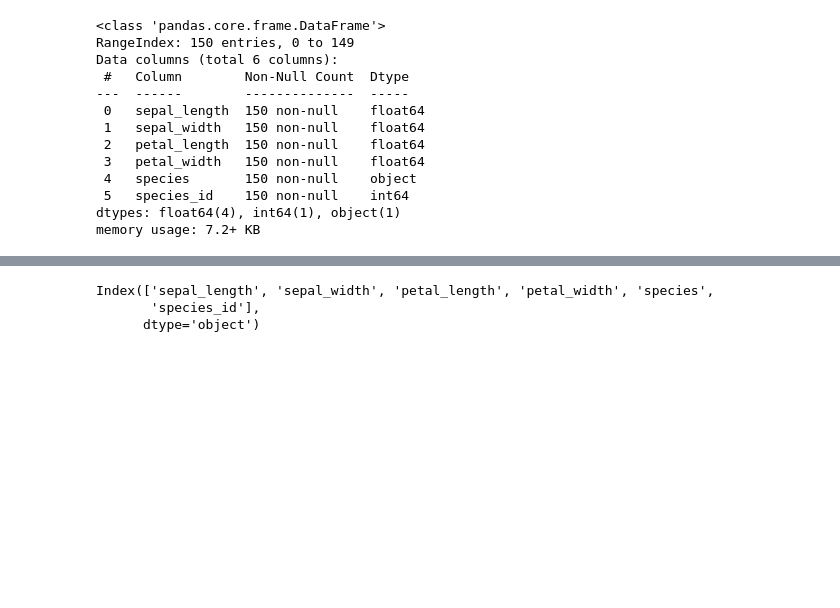
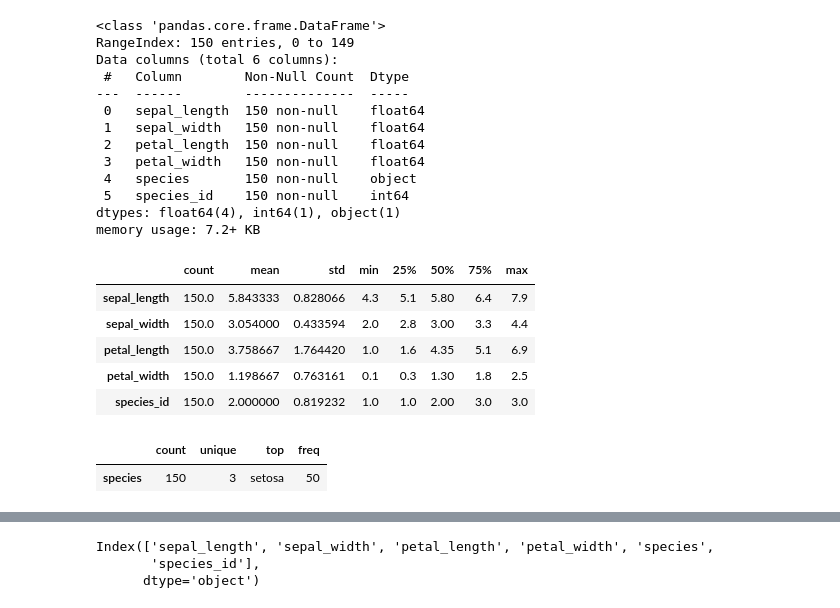
Before and after one commit to kurek0010/data-science-bootcamp, a Jupyter notebook: 03_wizualizacje_danych/05_plotly_express.ipynb, the cells around one changed output, grey strips where cells are left out. Cells and saved outputs as stored; diff of their text form; code cells hidden in the pictures; blank space fills up the shorter version.

```diff
--- a/03_wizualizacje_danych/05_plotly_express.ipynb
+++ b/03_wizualizacje_danych/05_plotly_express.ipynb
@@ -62,6 +62,20 @@ Data columns (total 6 columns):
  5   species_id    150 non-null    int64
 dtypes: float64(4), int64(1), object(1)
 memory usage: 7.2+ KB
+# %%
+df.describe().T
+# %% [output]
+|  | count | mean | std | min | 25% | 50% | 75% | max |
+| sepal_length | 150.0 | 5.843333 | 0.828066 | 4.3 | 5.1 | 5.80 | 6.4 | 7.9 |
+| sepal_width | 150.0 | 3.054000 | 0.433594 | 2.0 | 2.8 | 3.00 | 3.3 | 4.4 |
+| petal_length | 150.0 | 3.758667 | 1.764420 | 1.0 | 1.6 | 4.35 | 5.1 | 6.9 |
+| petal_width | 150.0 | 1.198667 | 0.763161 | 0.1 | 0.3 | 1.30 | 1.8 | 2.5 |
+| species_id | 150.0 | 2.000000 | 0.819232 | 1.0 | 1.0 | 2.00 | 3.0 | 3.0 |
+# %%
+df.describe(include='object').T
+# %% [output]
+|  | count | unique | top | freq |
+| species | 150 | 3 | setosa | 50 |
 # %%
 px.scatter(data_frame=df, x='sepal_length', y="sepal_width")
 # %% [output]
```
Also changed, not shown: parts of 7 cells of this notebook.
